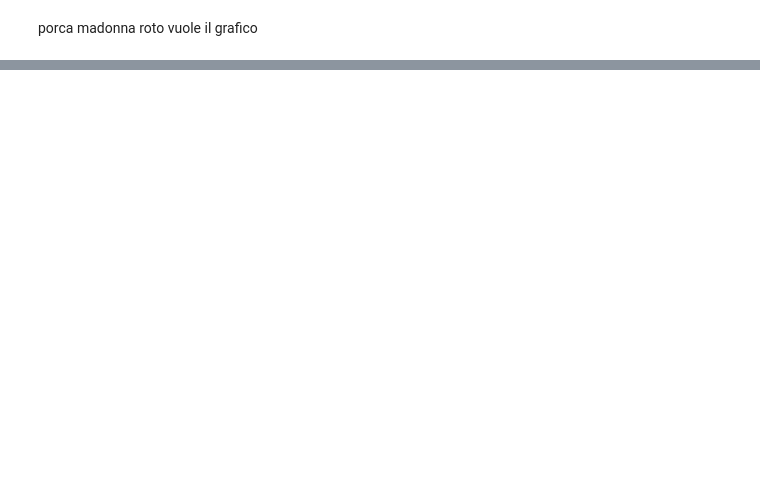
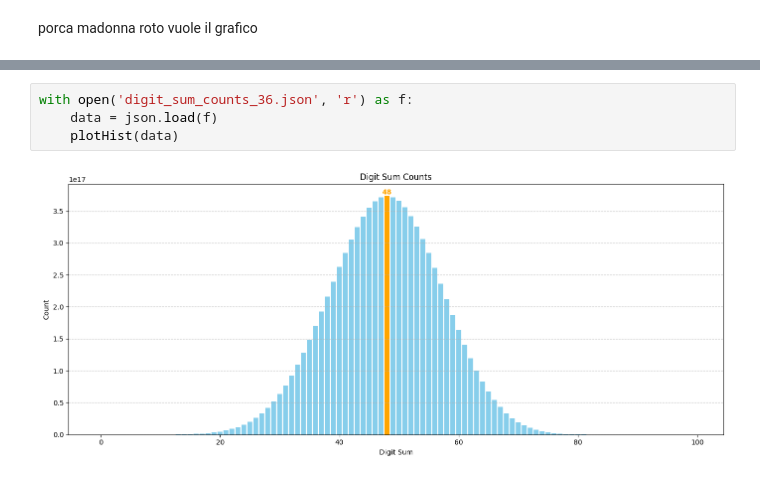
Before and after one commit to Symon02/Information-Security, a Jupyter notebook: lab3/lab3_solver.ipynb, the cells around one changed output, grey strips where cells are left out. Cells and saved outputs as stored; diff of their text form; blank space fills up the shorter version.

```diff
--- a/lab3/lab3_solver.ipynb
+++ b/lab3/lab3_solver.ipynb
@@ -321,0 +147,6 @@ porca madonna roto vuole il grafico
+# %%
+with open('digit_sum_counts_36.json', 'r') as f:
+    data = json.load(f)
+    plotHist(data)
+# %% [output]
+[figure, added]
```
Also changed, not shown: parts of 8 cells of this notebook, 7 other files.
